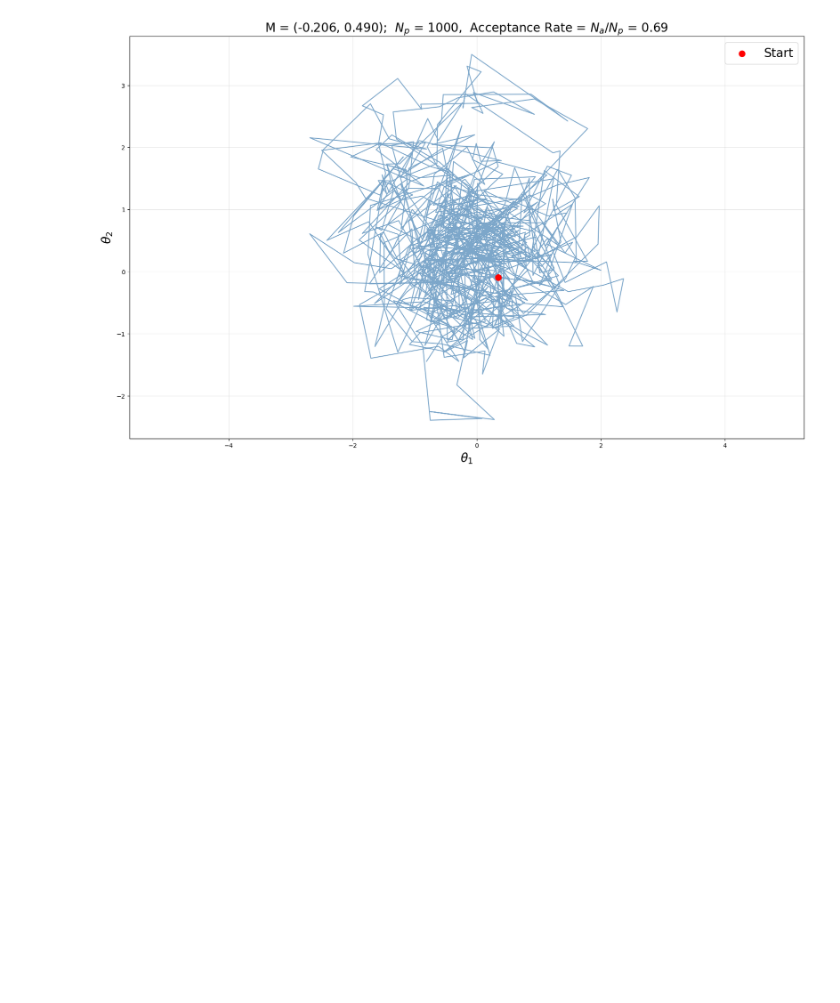
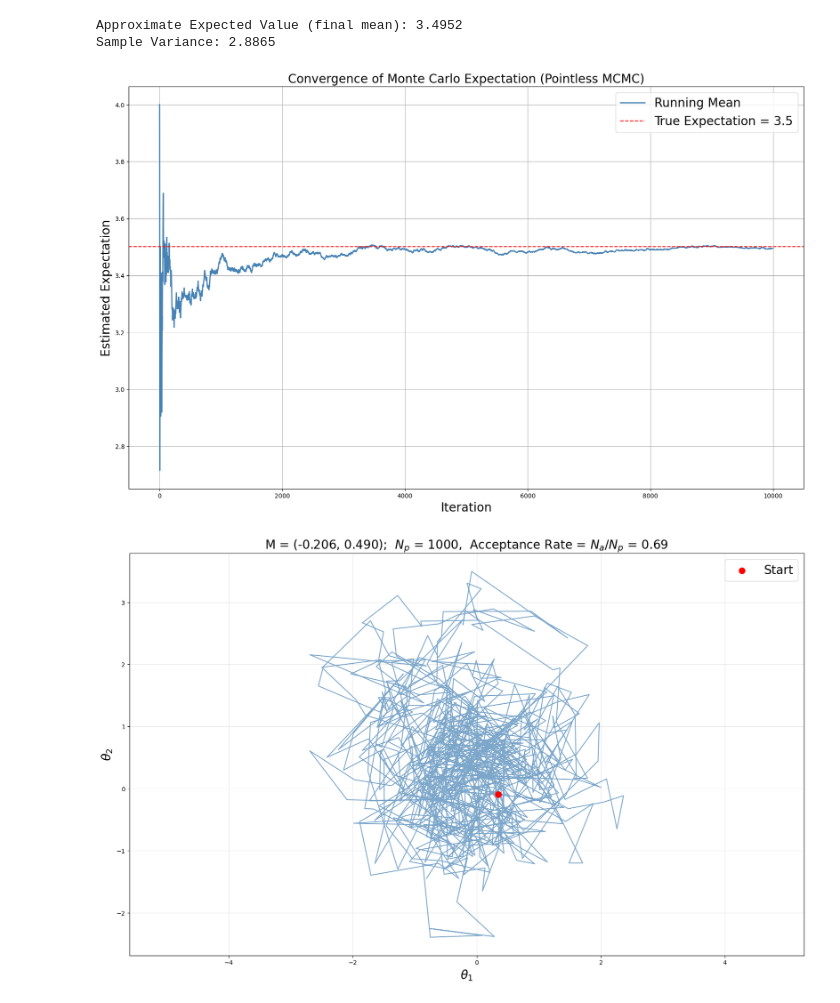
Before and after one commit to Ali-Raisolsadat/Ali-Raisolsadat.github.io, a Jupyter notebook: stat4110-code/chapter4/slide_code/lecture4_lecture_code_python.ipynb, the cells around one changed output. Cells and saved outputs as stored; diff of their text form; code cells hidden in the pictures; blank space fills up the shorter version.

```diff
--- a/stat4110-code/chapter4/slide_code/lecture4_lecture_code_python.ipynb
+++ b/stat4110-code/chapter4/slide_code/lecture4_lecture_code_python.ipynb
@@ -117,2 +160,29 @@ def target_density(theta):
+# %%
+n_steps = 10000
+samples = np.zeros(n_steps)
+samples[0] = 4  # starting point
+for t in range(1, n_steps):
+    samples[t] = pointless_mcmc_step(samples[t-1])
+running_mean = np.cumsum(samples) / np.arange(1, n_steps + 1)
+
+# sample variance of entire chain
+sample_variance = np.var(samples, ddof=1)
+print(f"Approximate Expected Value (final mean): {running_mean[-1]:.4f}")
+print(f"Sample Variance: {sample_variance:.4f}")
+
+# plot convergence of expectation
+plt.figure(figsize=(20, 12))
+plt.plot(running_mean, color='steelblue', label='Running Mean', lw=2)
+plt.axhline(3.5, color='red', linestyle='--', label='True Expectation = 3.5')
+plt.xlabel('Iteration', fontsize=20)
+plt.ylabel('Estimated Expectation', fontsize=20)
+plt.title('Convergence of Monte Carlo Expectation (Pointless MCMC)', fontsize=20)
+plt.legend(fontsize=20)
+plt.grid(True)
+plt.show()
+# %% [output]
+Approximate Expected Value (final mean): 3.4952
+Sample Variance: 2.8865
+[figure, added]
 # %%
 # Run simulation
```
Also changed, not shown: parts of 2 cells of this notebook, 7 other files.
